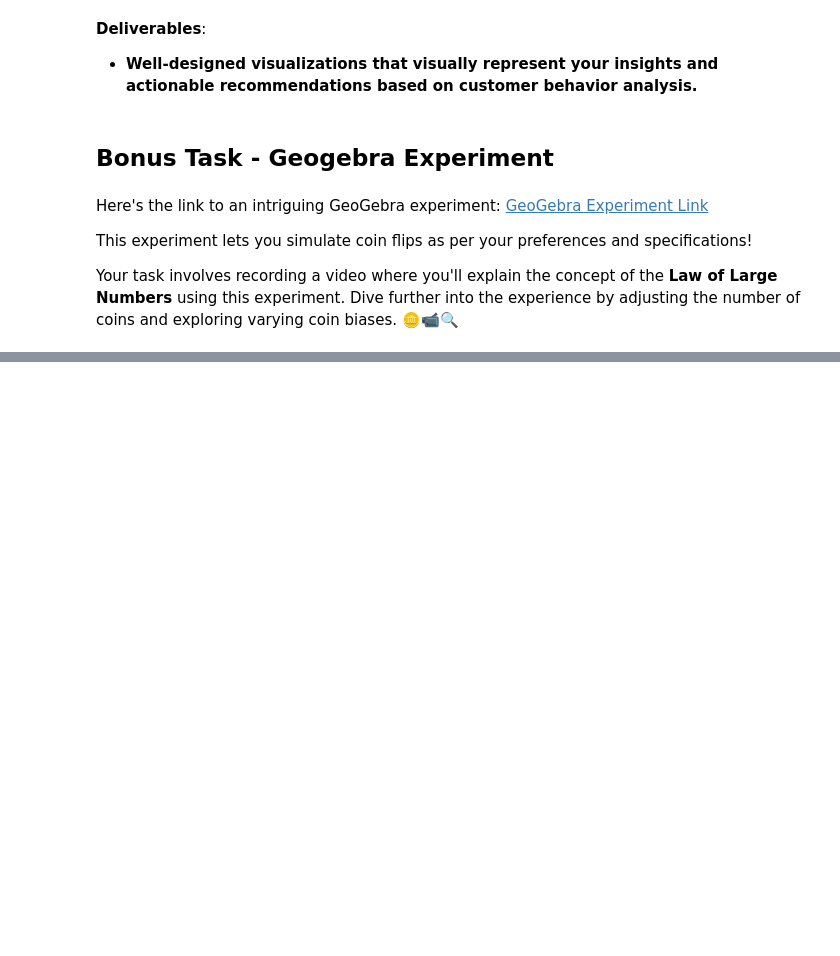
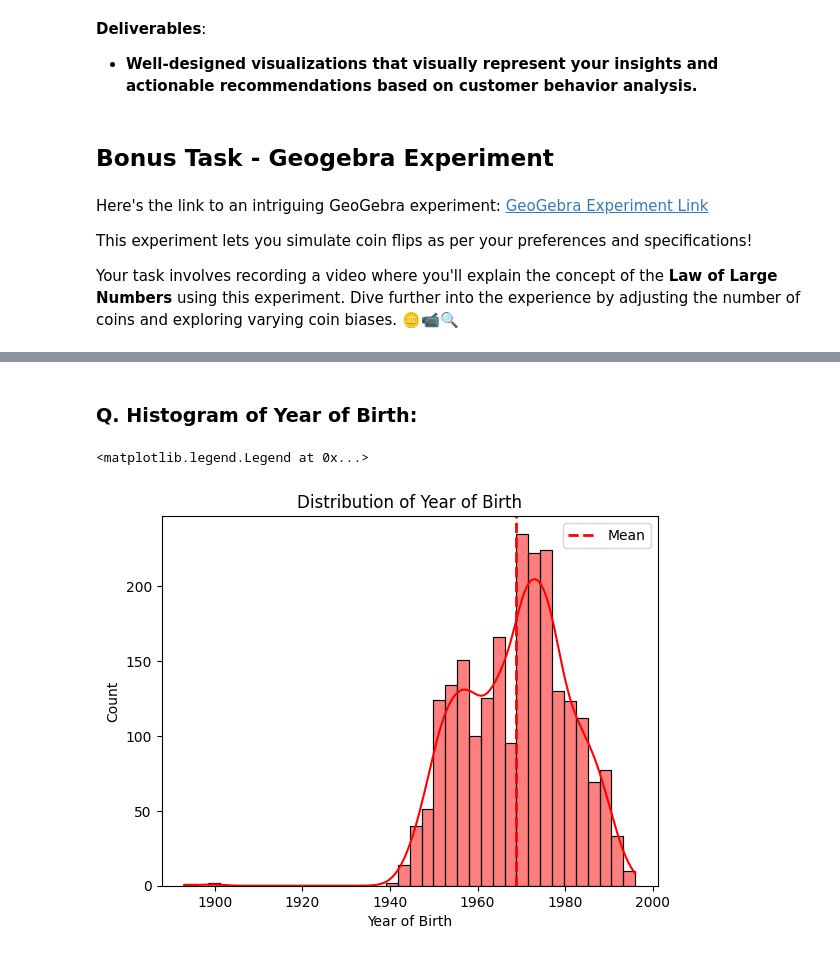
Before and after one commit to shubham-maral/Applied-Statistics-Project, a Jupyter notebook: Applied_Statistics_Project_Shubham_Maral_.ipynb, the cells around one changed output, grey strips where cells are left out. Cells and saved outputs as stored; diff of their text form; code cells hidden in the pictures; blank space fills up the shorter version.

```diff
--- a/Applied_Statistics_Project_Shubham_Maral_.ipynb
+++ b/Applied_Statistics_Project_Shubham_Maral_.ipynb
@@ -107,0 +472,11 @@ Your task involves recording a video where you'll explain the concept of the **L
+# %% [markdown]
+### Q. Histogram of Year of Birth:
+# %%
+sns.histplot(df['Year_Birth'], color='red', kde=True)
+plt.axvline(df['Year_Birth'].mean(), color='red', linestyle='dashed', linewidth=2, label='Mean')
+plt.xlabel('Year of Birth')
+plt.title('Distribution of Year of Birth')
+plt.legend()
+# %% [output]
+<matplotlib.legend.Legend at 0x...>
+[figure, added]
```
Also changed, not shown: parts of 70 cells of this notebook.
